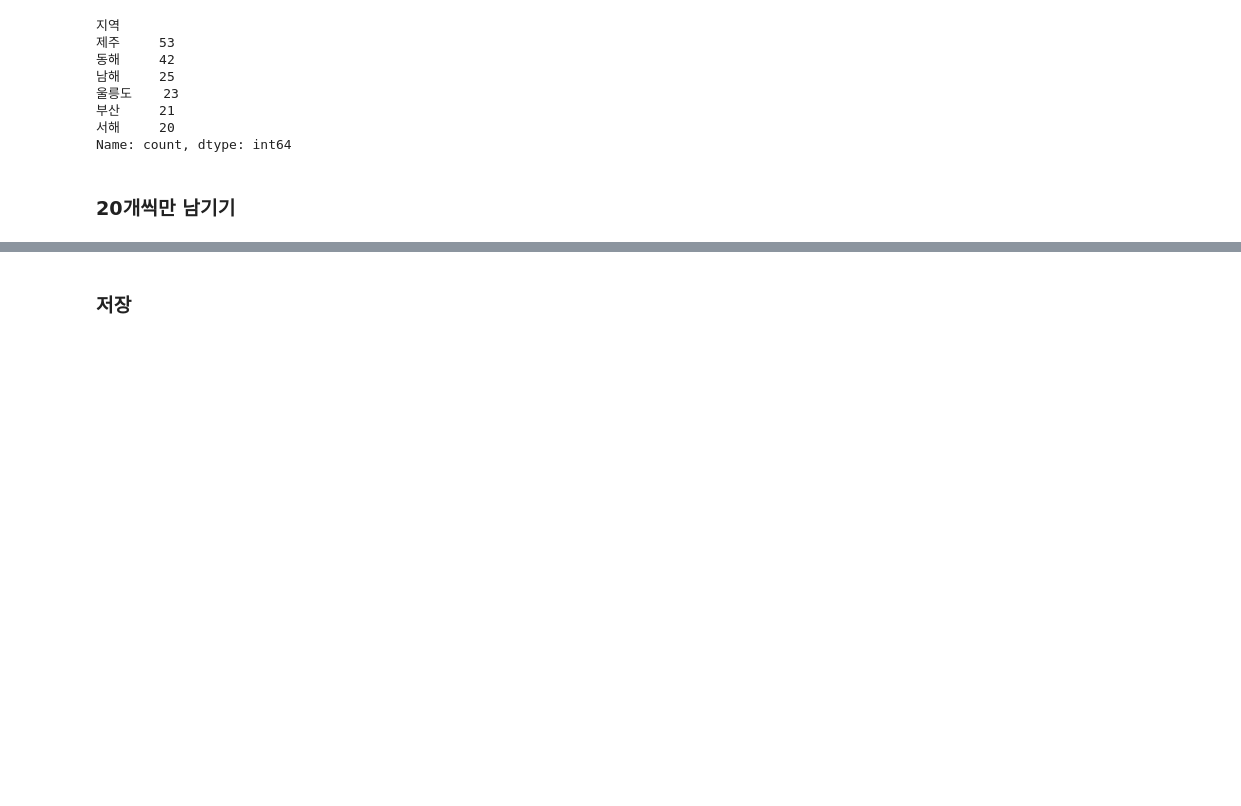
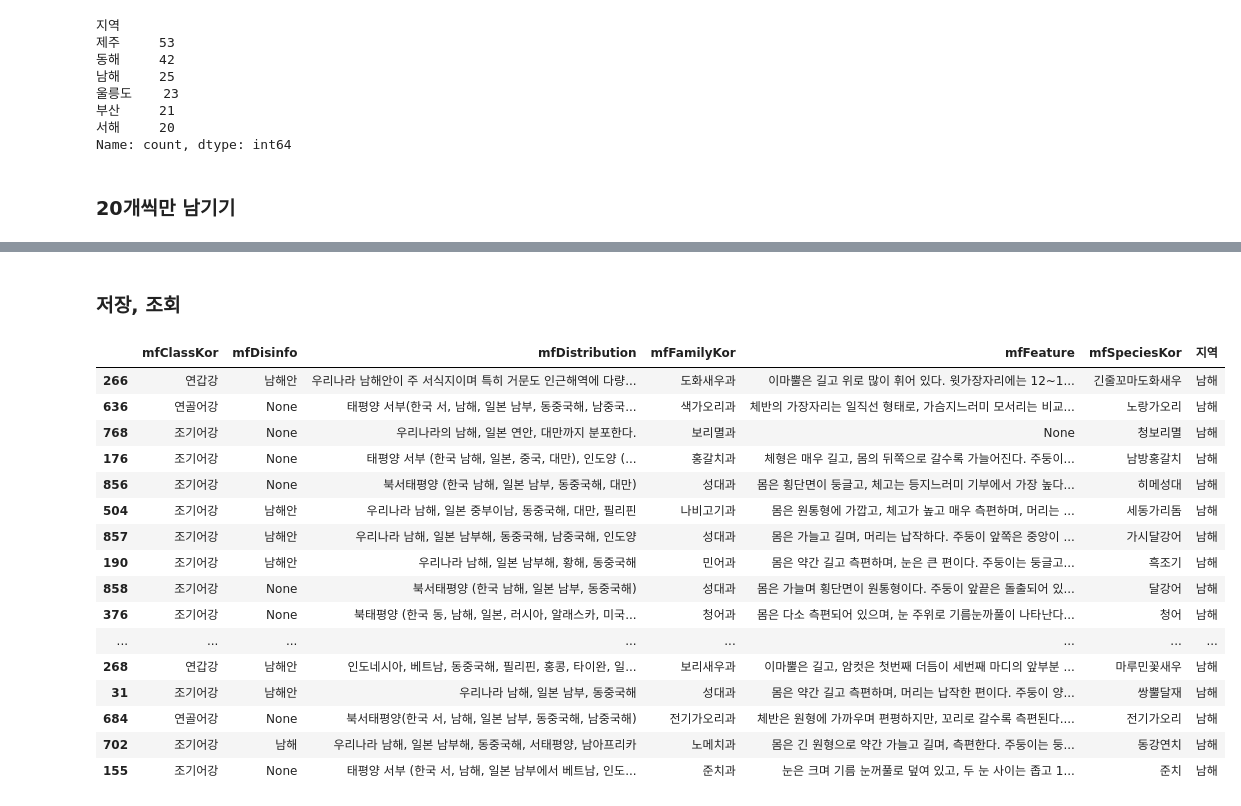
Before and after one commit to junseowon/josun8do-fisher, a Jupyter notebook: data.ipynb, the cells around one changed output, grey strips where cells are left out. Cells and saved outputs as stored; diff of their text form; code cells hidden in the pictures; blank space fills up the shorter version.

```diff
--- a/data.ipynb
+++ b/data.ipynb
@@ -219,3 +219,23 @@ df
 120 rows × 7 columns
 # %% [markdown]
-### 저장
+### 저장, 조회
+# %%
+df[df['지역'] == '남해']
+# %% [output]
+|  | mfClassKor | mfDisinfo | mfDistribution | mfFamilyKor | mfFeature | mfSpeciesKor | 지역 |
+| 266 | 연갑강 | 남해안 | 우리나라 남해안이 주 서식지이며 특히 거문도 인근해역에 다량... | 도화새우과 | 이마뿔은 길고 위로 많이 휘어 있다. 윗가장자리에는 12~1... | 긴줄꼬마도화새우 | 남해 |
+| 636 | 연골어강 | None | 태평양 서부(한국 서, 남해, 일본 남부, 동중국해, 남중국... | 색가오리과 | 체반의 가장자리는 일직선 형태로, 가슴지느러미 모서리는 비교... | 노랑가오리 | 남해 |
+| 768 | 조기어강 | None | 우리나라의 남해, 일본 연안, 대만까지 분포한다. | 보리멸과 | None | 청보리멸 | 남해 |
+| 176 | 조기어강 | None | 태평양 서부 (한국 남해, 일본, 중국, 대만), 인도양 (... | 홍갈치과 | 체형은 매우 길고, 몸의 뒤쪽으로 갈수록 가늘어진다. 주둥이... | 남방홍갈치 | 남해 |
+| 856 | 조기어강 | None | 북서태평양 (한국 남해, 일본 남부, 동중국해, 대만) | 성대과 | 몸은 횡단면이 둥글고, 체고는 등지느러미 기부에서 가장 높다... | 히메성대 | 남해 |
+| 504 | 조기어강 | 남해안 | 우리나라 남해, 일본 중부이남, 동중국해, 대만, 필리핀 | 나비고기과 | 몸은 원통형에 가깝고, 체고가 높고 매우 측편하며, 머리는 ... | 세동가리돔 | 남해 |
+| 857 | 조기어강 | 남해안 | 우리나라 남해, 일본 남부해, 동중국해, 남중국해, 인도양 | 성대과 | 몸은 가늘고 길며, 머리는 납작하다. 주둥이 앞쪽은 중앙이 ... | 가시달강어 | 남해 |
+| 190 | 조기어강 | 남해안 | 우리나라 남해, 일본 남부해, 황해, 동중국해 | 민어과 | 몸은 약간 길고 측편하며, 눈은 큰 편이다. 주둥이는 둥글고... | 흑조기 | 남해 |
+| 858 | 조기어강 | None | 북서태평양 (한국 남해, 일본 남부, 동중국해) | 성대과 | 몸은 가늘며 횡단면이 원통형이다. 주둥이 앞끝은 돌출되어 있... | 달강어 | 남해 |
+| 376 | 조기어강 | None | 북태평양 (한국 동, 남해, 일본, 러시아, 알래스카, 미국... | 청어과 | 몸은 다소 측편되어 있으며, 눈 주위로 기름눈까풀이 나타난다... | 청어 | 남해 |
+| ... | ... | ... | ... | ... | ... | ... | ... |
+| 268 | 연갑강 | 남해안 | 인도네시아, 베트남, 동중국해, 필리핀, 홍콩, 타이완, 일... | 보리새우과 | 이마뿔은 길고, 암컷은 첫번째 더듬이 세번째 마디의 앞부분 ... | 마루민꽃새우 | 남해 |
+| 31 | 조기어강 | 남해안 | 우리나라 남해, 일본 남부, 동중국해 | 성대과 | 몸은 약간 길고 측편하며, 머리는 납작한 편이다. 주둥이 양... | 쌍뿔달재 | 남해 |
+| 684 | 연골어강 | None | 북서태평양(한국 서, 남해, 일본 남부, 동중국해, 남중국해) | 전기가오리과 | 체반은 원형에 가까우며 편평하지만, 꼬리로 갈수록 측편된다.... | 전기가오리 | 남해 |
+| 702 | 조기어강 | 남해 | 우리나라 남해, 일본 남부해, 동중국해, 서태평양, 남아프리카 | 노메치과 | 몸은 긴 원형으로 약간 가늘고 길며, 측편한다. 주둥이는 둥... | 동강연치 | 남해 |
+| 155 | 조기어강 | None | 태평양 서부 (한국 서, 남해, 일본 남부에서 베트남, 인도... | 준치과 | 눈은 크며 기름 눈꺼풀로 덮여 있고, 두 눈 사이는 좁고 1... | 준치 | 남해 |
```
Also changed, not shown: parts of 1 cell of this notebook.
